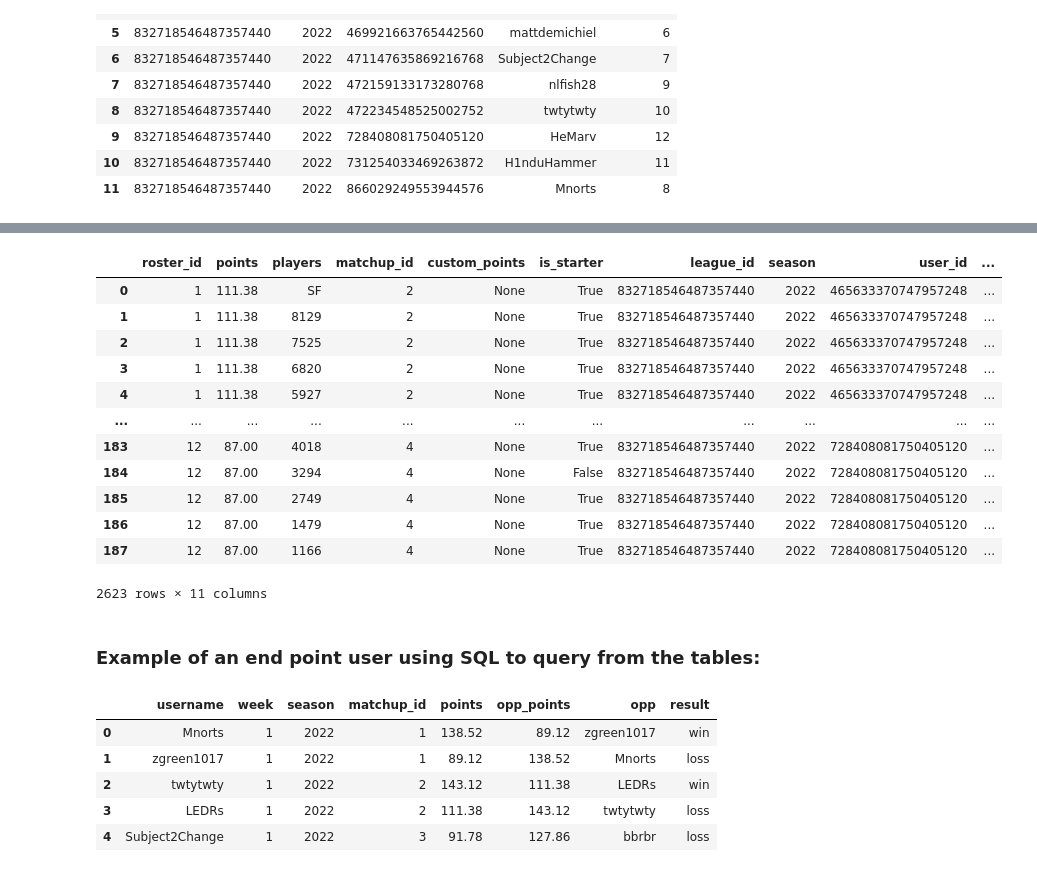
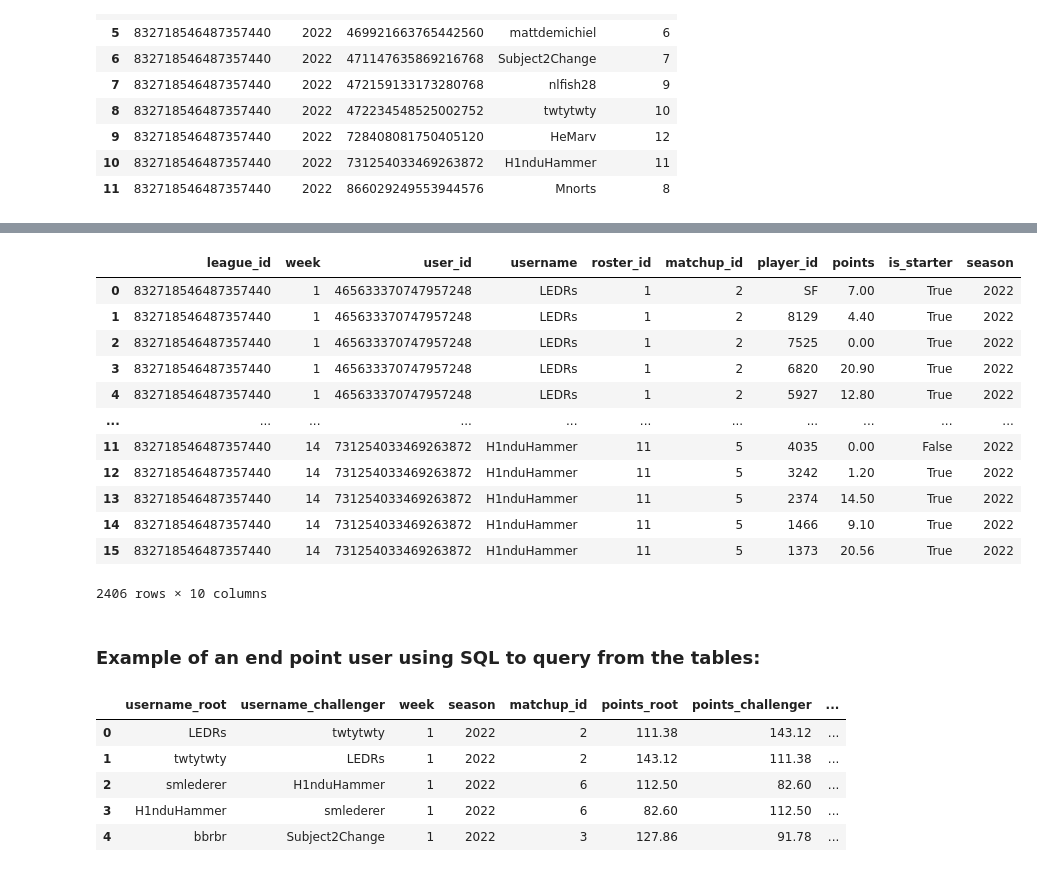
Before and after one commit to smlederer/ff_etl, a Jupyter notebook: sleeper_read_playground.ipynb, the cells around one changed output, grey strips where cells are left out. Drawn from its saved outputs; the diff is of its cells as text; code cells hidden in the pictures.

Commit message:
broke out build fnc for results and matchup

```diff
--- a/sleeper_read_playground.ipynb
+++ b/sleeper_read_playground.ipynb
@@ -102,20 +102,20 @@ data.matchup_table
 # %%
-data.results_and_leg_roster_table
+data.results_table
 #@todo add league id
 # %% [output]
-|  | roster_id | points | players | matchup_id | custom_points | is_starter | league_id | season | user_id | ... |
-| 0 | 1 | 111.38 | SF | 2 | None | True | 832718546487357440 | 2022 | 465633370747957248 | ... |
-| 1 | 1 | 111.38 | 8129 | 2 | None | True | 832718546487357440 | 2022 | 465633370747957248 | ... |
-| 2 | 1 | 111.38 | 7525 | 2 | None | True | 832718546487357440 | 2022 | 465633370747957248 | ... |
-| 3 | 1 | 111.38 | 6820 | 2 | None | True | 832718546487357440 | 2022 | 465633370747957248 | ... |
-| 4 | 1 | 111.38 | 5927 | 2 | None | True | 832718546487357440 | 2022 | 465633370747957248 | ... |
+|  | league_id | week | user_id | username | roster_id | matchup_id | player_id | points | is_starter | season |
+| 0 | 832718546487357440 | 1 | 465633370747957248 | LEDRs | 1 | 2 | SF | 7.00 | True | 2022 |
+| 1 | 832718546487357440 | 1 | 465633370747957248 | LEDRs | 1 | 2 | 8129 | 4.40 | True | 2022 |
+| 2 | 832718546487357440 | 1 | 465633370747957248 | LEDRs | 1 | 2 | 7525 | 0.00 | True | 2022 |
+| 3 | 832718546487357440 | 1 | 465633370747957248 | LEDRs | 1 | 2 | 6820 | 20.90 | True | 2022 |
+| 4 | 832718546487357440 | 1 | 465633370747957248 | LEDRs | 1 | 2 | 5927 | 12.80 | True | 2022 |
 | ... | ... | ... | ... | ... | ... | ... | ... | ... | ... | ... |
-| 183 | 12 | 87.00 | 4018 | 4 | None | True | 832718546487357440 | 2022 | 728408081750405120 | ... |
-| 184 | 12 | 87.00 | 3294 | 4 | None | False | 832718546487357440 | 2022 | 728408081750405120 | ... |
-| 185 | 12 | 87.00 | 2749 | 4 | None | True | 832718546487357440 | 2022 | 728408081750405120 | ... |
-| 186 | 12 | 87.00 | 1479 | 4 | None | True | 832718546487357440 | 2022 | 728408081750405120 | ... |
-| 187 | 12 | 87.00 | 1166 | 4 | None | True | 832718546487357440 | 2022 | 728408081750405120 | ... |
+| 11 | 832718546487357440 | 14 | 731254033469263872 | H1nduHammer | 11 | 5 | 4035 | 0.00 | False | 2022 |
+| 12 | 832718546487357440 | 14 | 731254033469263872 | H1nduHammer | 11 | 5 | 3242 | 1.20 | True | 2022 |
+| 13 | 832718546487357440 | 14 | 731254033469263872 | H1nduHammer | 11 | 5 | 2374 | 14.50 | True | 2022 |
+| 14 | 832718546487357440 | 14 | 731254033469263872 | H1nduHammer | 11 | 5 | 1466 | 9.10 | True | 2022 |
+| 15 | 832718546487357440 | 14 | 731254033469263872 | H1nduHammer | 11 | 5 | 1373 | 20.56 | True | 2022 |
-2623 rows × 11 columns
+2406 rows × 10 columns
 # %%
 #upload to planetscale
 
@@ -140,24 +140,21 @@ conn = instance.cnx
 
 res = pd.read_sql(sql = '''
 
-select distinct r1.username, r1.week, r1.season, r1.matchup_id, r1.points, r2.points as opp_points,
-r2.username as opp, case when r1.points > r2.points then 'win' else 'loss' end as result
-from results r1
-join results r2 on r1.week = r2.week and r1.season = r2.season and r1.matchup_id = r2.matchup_id
-where r1.username <> r2.username
-order by week, matchup_id
+select username_root, username_challenger, week, season, matchup_id, points_root, points_challenger,
+case when points_root>points_challenger then 'win' else 'loss' end as result
+from matchup
 ''',con = conn)
 
 instance.cleanup()
 
 res.head()
 # %% [output]
-|  | username | week | season | matchup_id | points | opp_points | opp | result |
-| 0 | Mnorts | 1 | 2022 | 1 | 138.52 | 89.12 | zgreen1017 | win |
-| 1 | zgreen1017 | 1 | 2022 | 1 | 89.12 | 138.52 | Mnorts | loss |
-| 2 | twtytwty | 1 | 2022 | 2 | 143.12 | 111.38 | LEDRs | win |
-| 3 | LEDRs | 1 | 2022 | 2 | 111.38 | 143.12 | twtytwty | loss |
-| 4 | Subject2Change | 1 | 2022 | 3 | 91.78 | 127.86 | bbrbr | loss |
+|  | username_root | username_challenger | week | season | matchup_id | points_root | points_challenger | ... |
+| 0 | LEDRs | twtytwty | 1 | 2022 | 2 | 111.38 | 143.12 | ... |
+| 1 | twtytwty | LEDRs | 1 | 2022 | 2 | 143.12 | 111.38 | ... |
+| 2 | smlederer | H1nduHammer | 1 | 2022 | 6 | 112.50 | 82.60 | ... |
+| 3 | H1nduHammer | smlederer | 1 | 2022 | 6 | 82.60 | 112.50 | ... |
+| 4 | bbrbr | Subject2Change | 1 | 2022 | 3 | 127.86 | 91.78 | ... |
 # %%
 def wins(x):
     y=np.count_nonzero(x == 'win')
```
Also changed, not shown: parts of 4 cells of this notebook, 1 other file.
